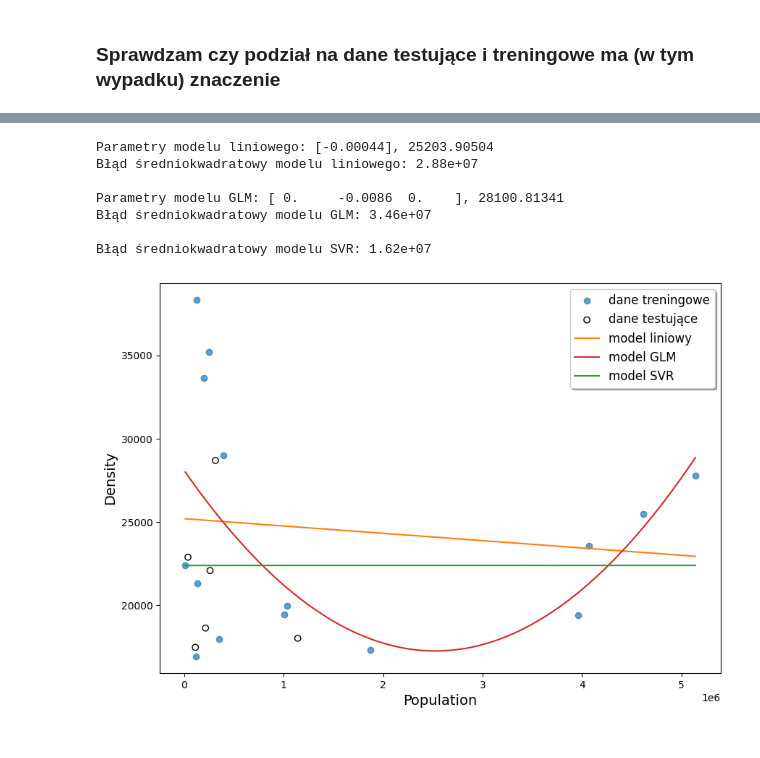
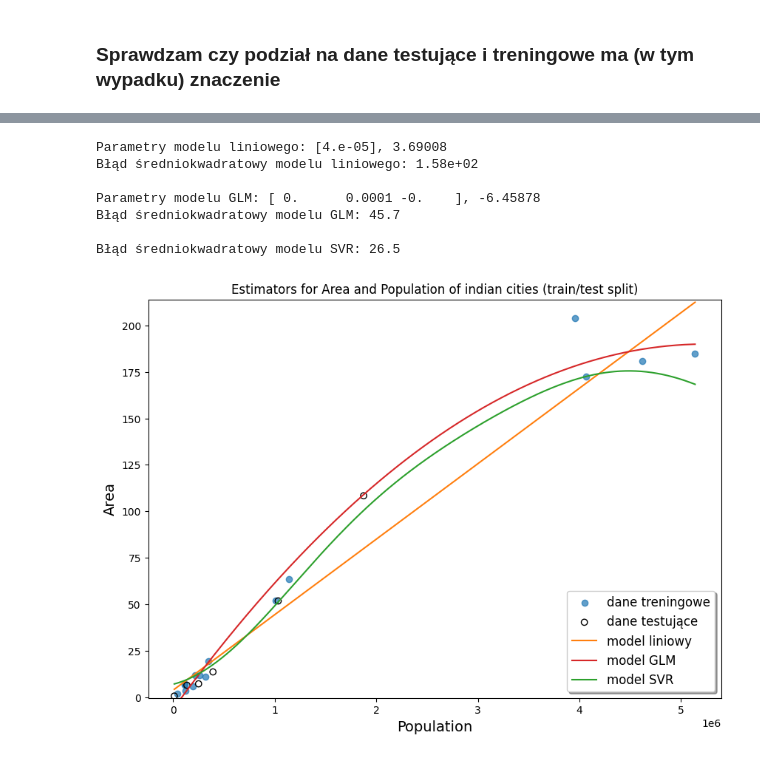
Before and after one commit to ShadowproofGamer/MSiD_lista_3, a Jupyter notebook: lista3.ipynb, the cells around one changed output, grey strips where cells are left out. Cells and saved outputs as stored; diff of their text form; code cells hidden in the pictures.

```diff
--- a/lista3.ipynb
+++ b/lista3.ipynb
@@ -703,6 +780,6 @@ from sklearn.model_selection import train_test_split
 # %%
 X = X_adj[0:-1:]
-Y = dens.values[0:-1:]
+Y = Y_adj[0:-1:]
 
 X_train, X_test, Y_train, Y_test = train_test_split(X, Y)
 
@@ -724,41 +801,42 @@ model_GLM.fit(gen_features.fit_transform(X_train.reshape(-1,1)),
               Y_train)
 print(f'Parametry modelu GLM: {np.round(model_GLM.coef_,4)}, {np.round(model_GLM.intercept_,5)}')
 MSE_GLM = mean_squared_error(Y_test, model_GLM.predict(gen_features.fit_transform(X_test.reshape(-1,1))))
 print(f'Błąd średniokwadratowy modelu GLM: {MSE_GLM:0.3}\n')
 
 #==== Maszyna wektorów wspierających (ang. Support Vector Machine) ====
 # SVR dla regresji, SVC dla kalsyfikacji
 from sklearn.svm import SVR
-model_svr = SVR(kernel='rbf', gamma='scale', C=1)
+model_svr = SVR(kernel='rbf', gamma='scale', C=25) #C ("Regularization parameter") zmieniony z 1 na 25
 model_svr.fit(X_train.reshape(-1,1),
               Y_train)
 MSE_SVR = mean_squared_error(Y_test, model_svr.predict(X_test.reshape(-1,1)))
 print(f'Błąd średniokwadratowy modelu SVR: {MSE_SVR:0.3}')
 
-# Predykcje wszystkich modeli dla całego zakreso osi X
+# Predykcje wszystkich modeli dla całego zakresu osi X
 os_x = np.linspace(start=X.min(), stop=X.max(), num=300)
 y_lin_pred = model_lin.predict(os_x.reshape(-1,1))
 y_GLM_pred = model_GLM.predict(gen_features.fit_transform(os_x.reshape(-1,1)))
 y_svr_pred = model_svr.predict(os_x.reshape(-1,1))
 
 # Wizualizacja
 plt.figure(figsize=(10,7))
 plt.scatter(X_train, Y_train, label='dane treningowe', alpha=0.7)
 plt.scatter(X_test, Y_test, edgecolor='black', facecolor='none', label='dane testujące')
 plt.plot(os_x, y_lin_pred, label='model liniowy', color='tab:orange')
 plt.plot(os_x, y_GLM_pred, label=f'model GLM', color='tab:red')
 plt.plot(os_x, y_svr_pred, label='model SVR', color='tab:green')
 plt.xlabel("Population", fontsize=14)
-plt.ylabel("Density", fontsize=14)
-plt.legend(fontsize=12, shadow=True, loc='upper right')
-plt.ylim([Y.min()-1000, Y.max()+1000])
+plt.ylabel("Area", fontsize=14)
+plt.legend(fontsize=12, shadow=True, loc='lower right')
+plt.ylim([Y.min()-1, Y.max()+10])
+plt.title('Estimators for Area and Population of indian cities (train/test split)')
 plt.show()
 # %% [output]
-Parametry modelu liniowego: [-0.00044], 25203.90504
-Błąd średniokwadratowy modelu liniowego: 2.88e+07
+Parametry modelu liniowego: [4.e-05], 3.69008
+Błąd średniokwadratowy modelu liniowego: 1.58e+02
 
-Parametry modelu GLM: [ 0.     -0.0086  0.    ], 28100.81341
-Błąd średniokwadratowy modelu GLM: 3.46e+07
+Parametry modelu GLM: [ 0.      0.0001 -0.    ], -6.45878
+Błąd średniokwadratowy modelu GLM: 45.7
 
-Błąd średniokwadratowy modelu SVR: 1.62e+07
+Błąd średniokwadratowy modelu SVR: 26.5
-[figure, old version]
+[figure, new version]
```
Also changed, not shown: parts of 17 cells of this notebook.
